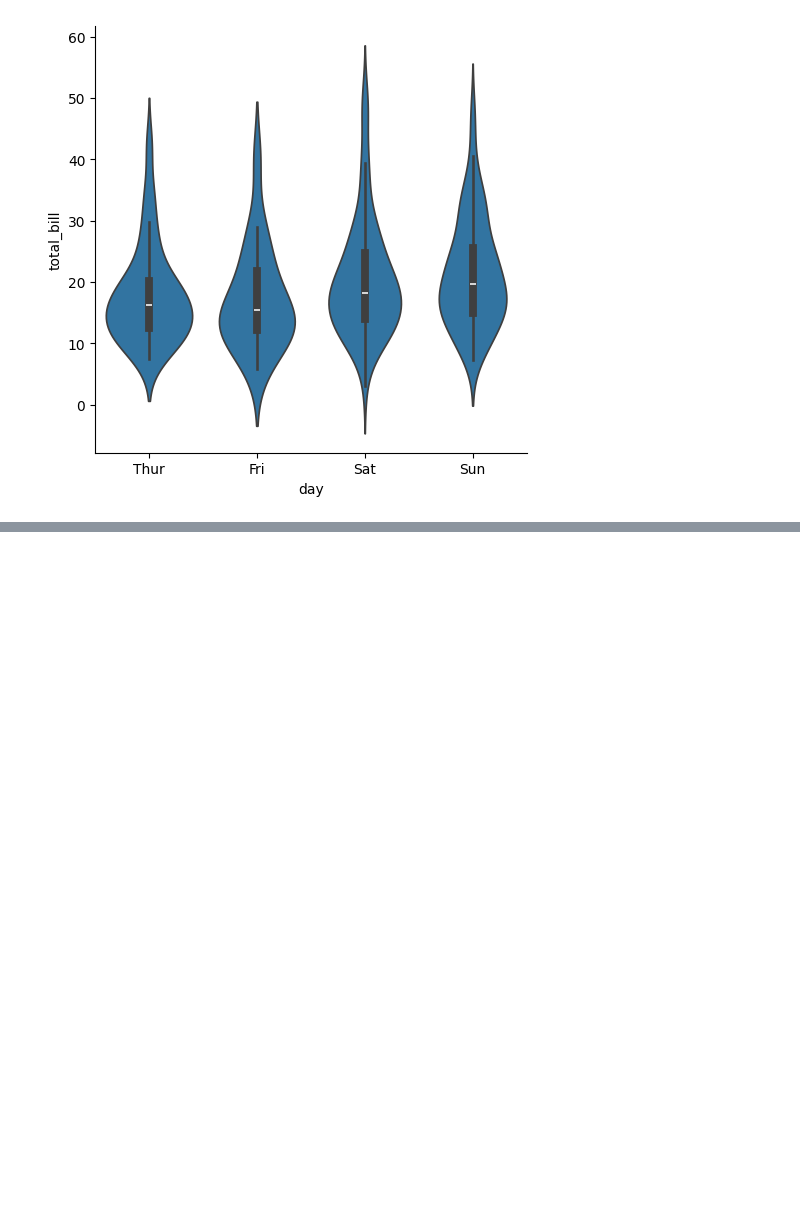
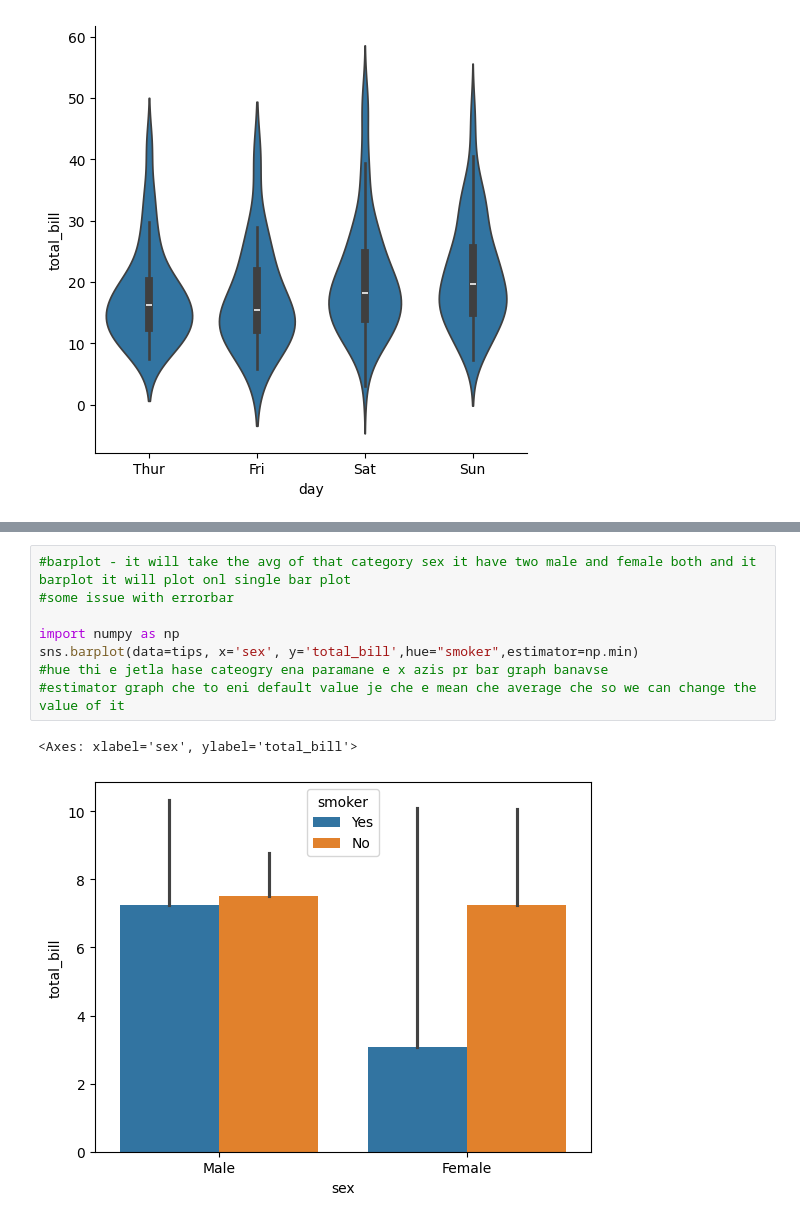
Before and after one commit to Vaidehi1005/MachineLearning, a Jupyter notebook: Seaborn.ipynb, the cells around one changed output, grey strips where cells are left out. Cells and saved outputs as stored; diff of their text form; blank space fills up the shorter version.

```diff
--- a/Seaborn.ipynb
+++ b/Seaborn.ipynb
@@ -529,0 +530,11 @@ sns.catplot(data=tips, x='day', y='total_bill',kind="violin",hue='sex')
+# %%
+#barplot - it will take the avg of that category sex it have two male and female both and it barplot it will plot onl single bar plot
+#some issue with errorbar
+
+import numpy as np
+sns.barplot(data=tips, x='sex', y='total_bill',hue="smoker",estimator=np.min)
+#hue thi e jetla hase cateogry ena paramane e x azis pr bar graph banavse
+#estimator graph che to eni default value je che e mean che average che so we can change the value of it
+# %% [output]
+<Axes: xlabel='sex', ylabel='total_bill'>
+[figure, added]
```
Also changed, not shown: parts of 5 cells of this notebook.
